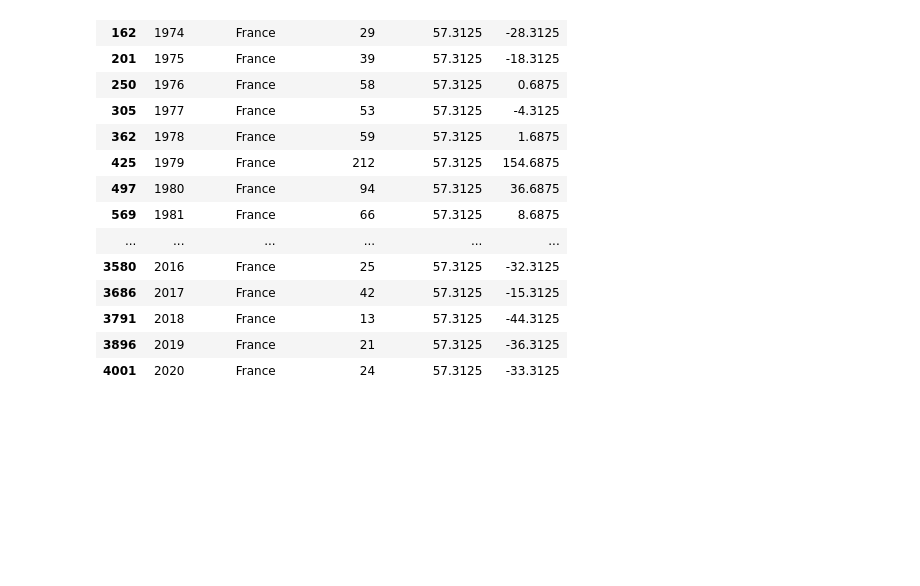
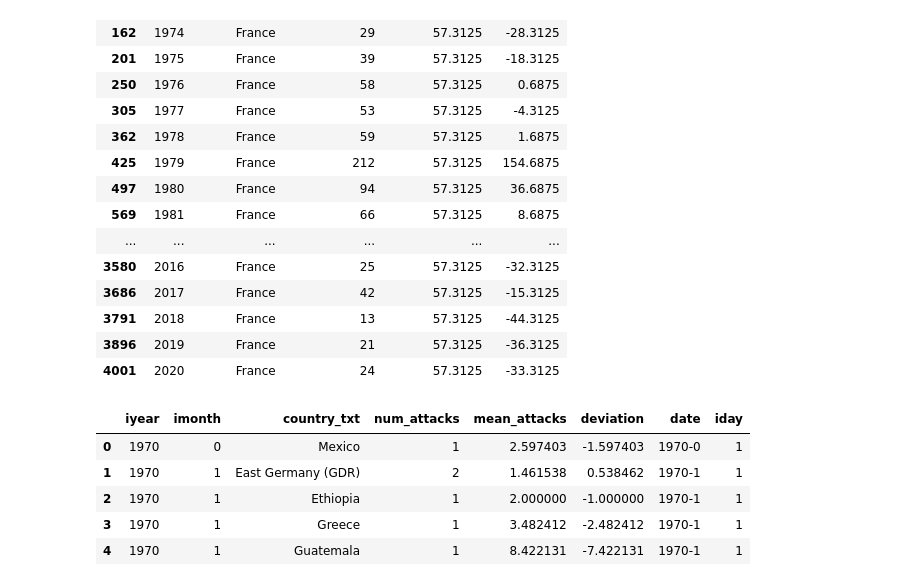
Before and after one commit to ekomlenovic/SecurityDataset, a Jupyter notebook: data_processing/analyses/heatmap.ipynb, the cells around one changed output. Cells and saved outputs as stored; diff of their text form; code cells hidden in the pictures; blank space fills up the shorter version.

```diff
--- a/data_processing/analyses/heatmap.ipynb
+++ b/data_processing/analyses/heatmap.ipynb
@@ -291,0 +301,9 @@ positive_deviations[positive_deviations['country_txt'] == 'France']
+# %%
+attacks_per_year_country.head()
+# %% [output]
+|  | iyear | imonth | country_txt | num_attacks | mean_attacks | deviation | date | iday |
+| 0 | 1970 | 0 | Mexico | 1 | 2.597403 | -1.597403 | 1970-0 | 1 |
+| 1 | 1970 | 1 | East Germany (GDR) | 2 | 1.461538 | 0.538462 | 1970-1 | 1 |
+| 2 | 1970 | 1 | Ethiopia | 1 | 2.000000 | -1.000000 | 1970-1 | 1 |
+| 3 | 1970 | 1 | Greece | 1 | 3.482412 | -2.482412 | 1970-1 | 1 |
+| 4 | 1970 | 1 | Guatemala | 1 | 8.422131 | -7.422131 | 1970-1 | 1 |
```
Also changed, not shown: parts of 8 cells of this notebook, 6 other files.
